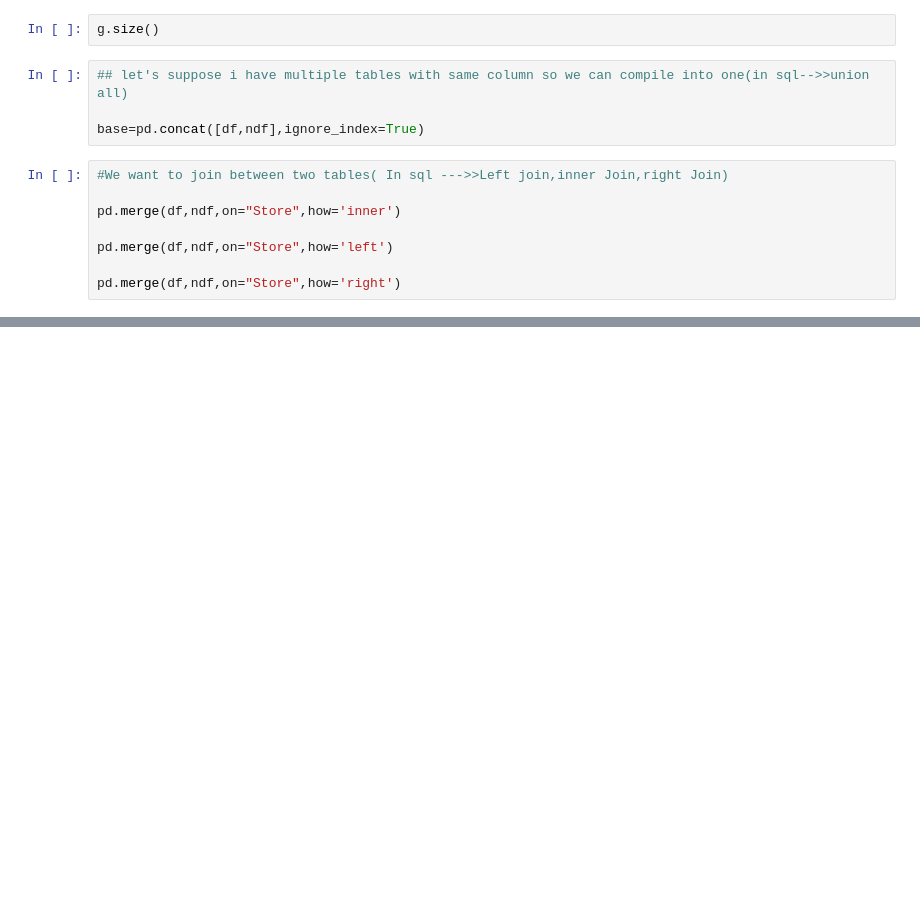
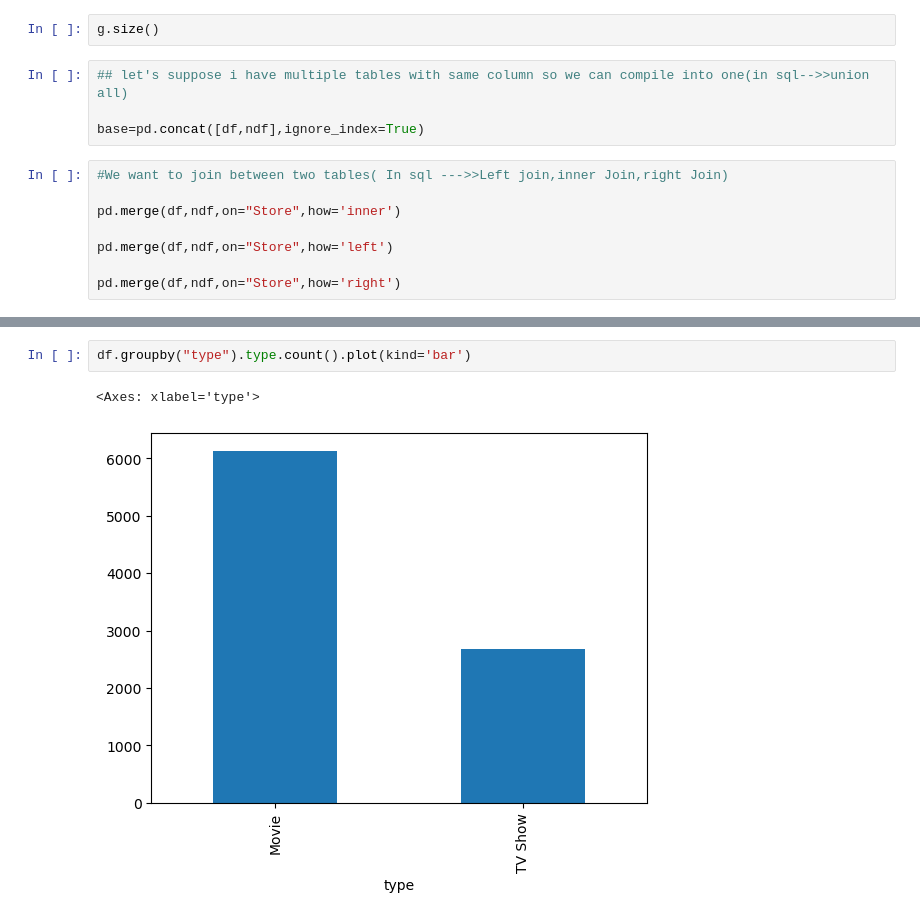
Before and after one commit to Surjendu2023/Pandas_Exercise, a Jupyter notebook: Pandas Class.ipynb, the cells around one changed output, grey strips where cells are left out. Drawn from its saved outputs; the diff is of its cells as text; blank space fills up the shorter version.

```diff
--- a/Pandas Class.ipynb
+++ b/Pandas Class.ipynb
@@ -1135,0 +1375,5 @@ pd.merge(df,ndf,on="Store",how='right')
+# %%
+df.groupby("type").type.count().plot(kind='bar')
+# %% [output]
+<Axes: xlabel='type'>
+[figure, added]
```
Also changed, not shown: parts of 54 cells of this notebook.
